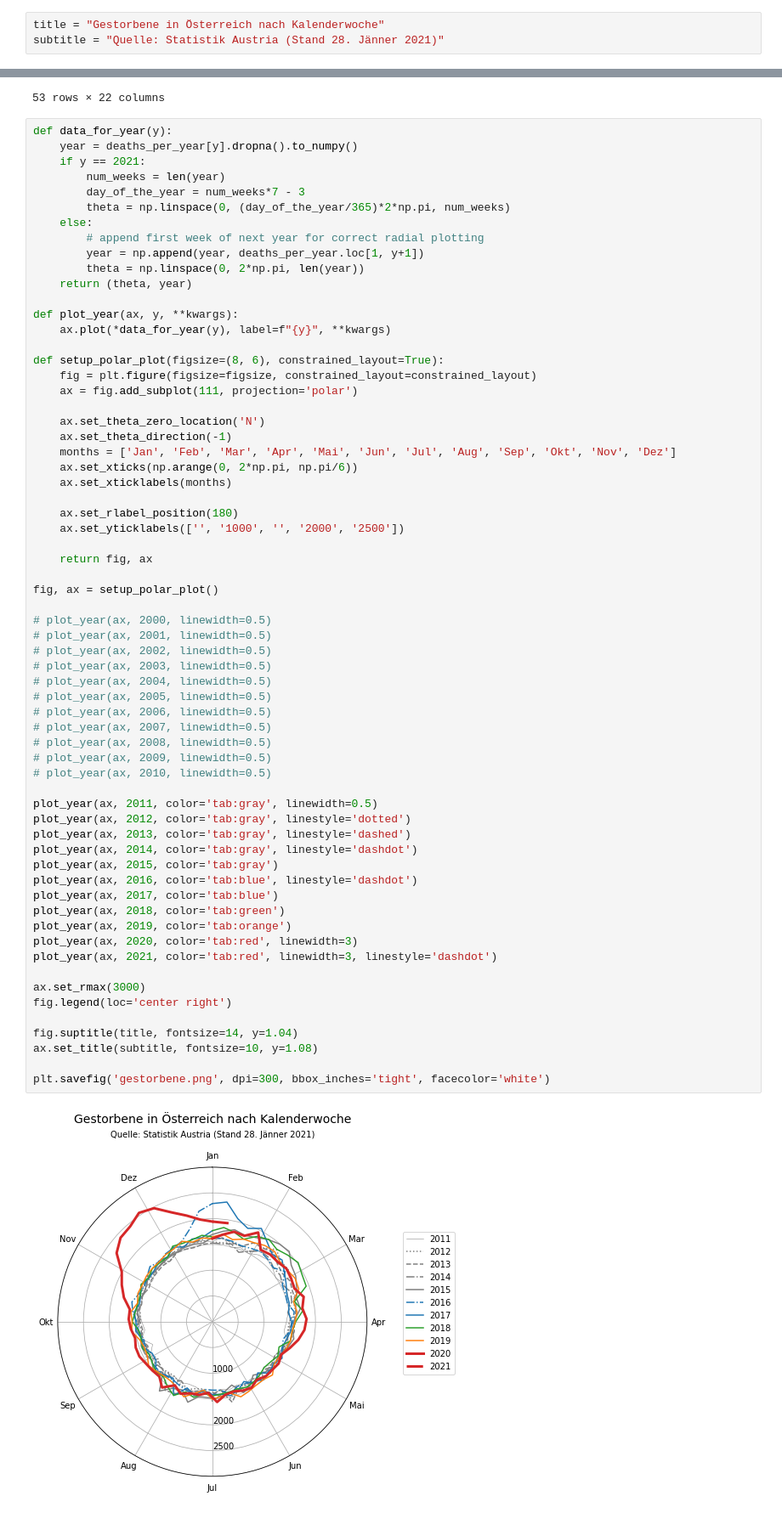
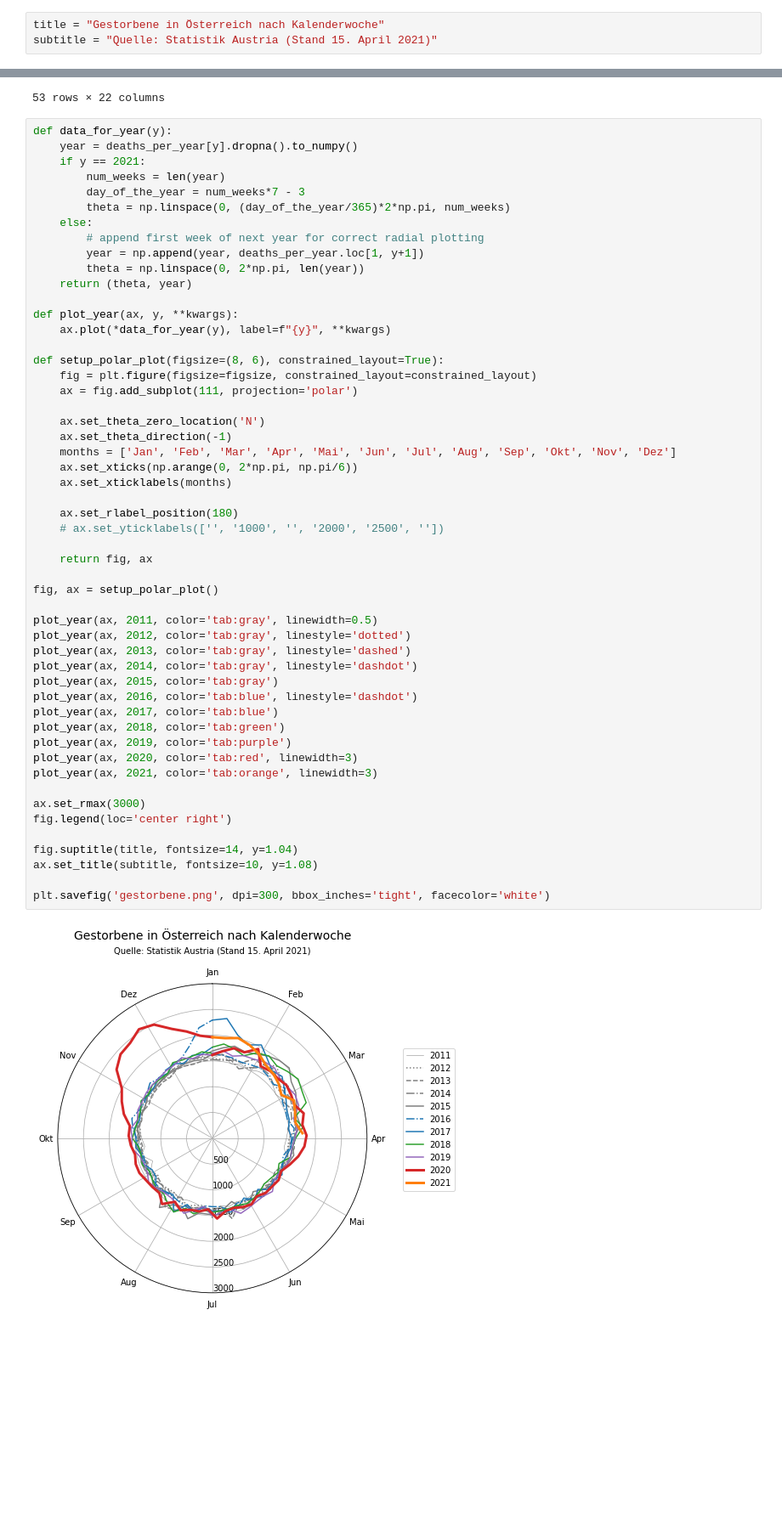
Before and after one commit to attoPascal/statistik-austria-sterblichkeit, a Jupyter notebook: sterblichkeit.ipynb, the cells around one changed output, grey strips where cells are left out. Shown: that part at 85% size. Cells and saved outputs as stored; diff of their text form; blank space fills up the shorter version.

```diff
--- a/sterblichkeit.ipynb
+++ b/sterblichkeit.ipynb
@@ -6,7 +6,7 @@ import matplotlib.pyplot as plt
 from IPython.display import clear_output
 # %%
 title = "Gestorbene in Österreich nach Kalenderwoche"
-subtitle = "Quelle: Statistik Austria (Stand 28. Jänner 2021)"
+subtitle = "Quelle: Statistik Austria (Stand 15. April 2021)"
 # %%
 csv = pd.read_csv('https://data.statistik.gv.at/data/OGD_gest_kalwo_GEST_KALWOCHE_100.csv', sep=';')
 csv
@@ -93,49 +93,37 @@ def setup_polar_plot(figsize=(8, 6), constrained_layout=True):
     ax.set_theta_zero_location('N')
     ax.set_theta_direction(-1)
     months = ['Jan', 'Feb', 'Mar', 'Apr', 'Mai', 'Jun', 'Jul', 'Aug', 'Sep', 'Okt', 'Nov', 'Dez']
     ax.set_xticks(np.arange(0, 2*np.pi, np.pi/6))
     ax.set_xticklabels(months)
 
     ax.set_rlabel_position(180)
-    ax.set_yticklabels(['', '1000', '', '2000', '2500'])
+    # ax.set_yticklabels(['', '1000', '', '2000', '2500', ''])
 
     return fig, ax
 
 fig, ax = setup_polar_plot()
-
-# plot_year(ax, 2000, linewidth=0.5)
-# plot_year(ax, 2001, linewidth=0.5)
-# plot_year(ax, 2002, linewidth=0.5)
-# plot_year(ax, 2003, linewidth=0.5)
-# plot_year(ax, 2004, linewidth=0.5)
-# plot_year(ax, 2005, linewidth=0.5)
-# plot_year(ax, 2006, linewidth=0.5)
-# plot_year(ax, 2007, linewidth=0.5)
-# plot_year(ax, 2008, linewidth=0.5)
-# plot_year(ax, 2009, linewidth=0.5)
-# plot_year(ax, 2010, linewidth=0.5)
 
 plot_year(ax, 2011, color='tab:gray', linewidth=0.5)
 plot_year(ax, 2012, color='tab:gray', linestyle='dotted')
 plot_year(ax, 2013, color='tab:gray', linestyle='dashed')
 plot_year(ax, 2014, color='tab:gray', linestyle='dashdot')
 plot_year(ax, 2015, color='tab:gray')
 plot_year(ax, 2016, color='tab:blue', linestyle='dashdot')
 plot_year(ax, 2017, color='tab:blue')
 plot_year(ax, 2018, color='tab:green')
-plot_year(ax, 2019, color='tab:orange')
+plot_year(ax, 2019, color='tab:purple')
 plot_year(ax, 2020, color='tab:red', linewidth=3)
-plot_year(ax, 2021, color='tab:red', linewidth=3, linestyle='dashdot')
+plot_year(ax, 2021, color='tab:orange', linewidth=3)
 
 ax.set_rmax(3000)
 fig.legend(loc='center right')
 
 fig.suptitle(title, fontsize=14, y=1.04)
 ax.set_title(subtitle, fontsize=10, y=1.08)
 
 plt.savefig('gestorbene.png', dpi=300, bbox_inches='tight', facecolor='white')
 # %% [output]
-[figure, old version]
+[figure, new version]
 # %%
 years = deaths_per_year.iloc[:, :-2] # excluding 2020, 2021
 
```
Also changed, not shown: parts of 4 cells of this notebook, 5 other files.
